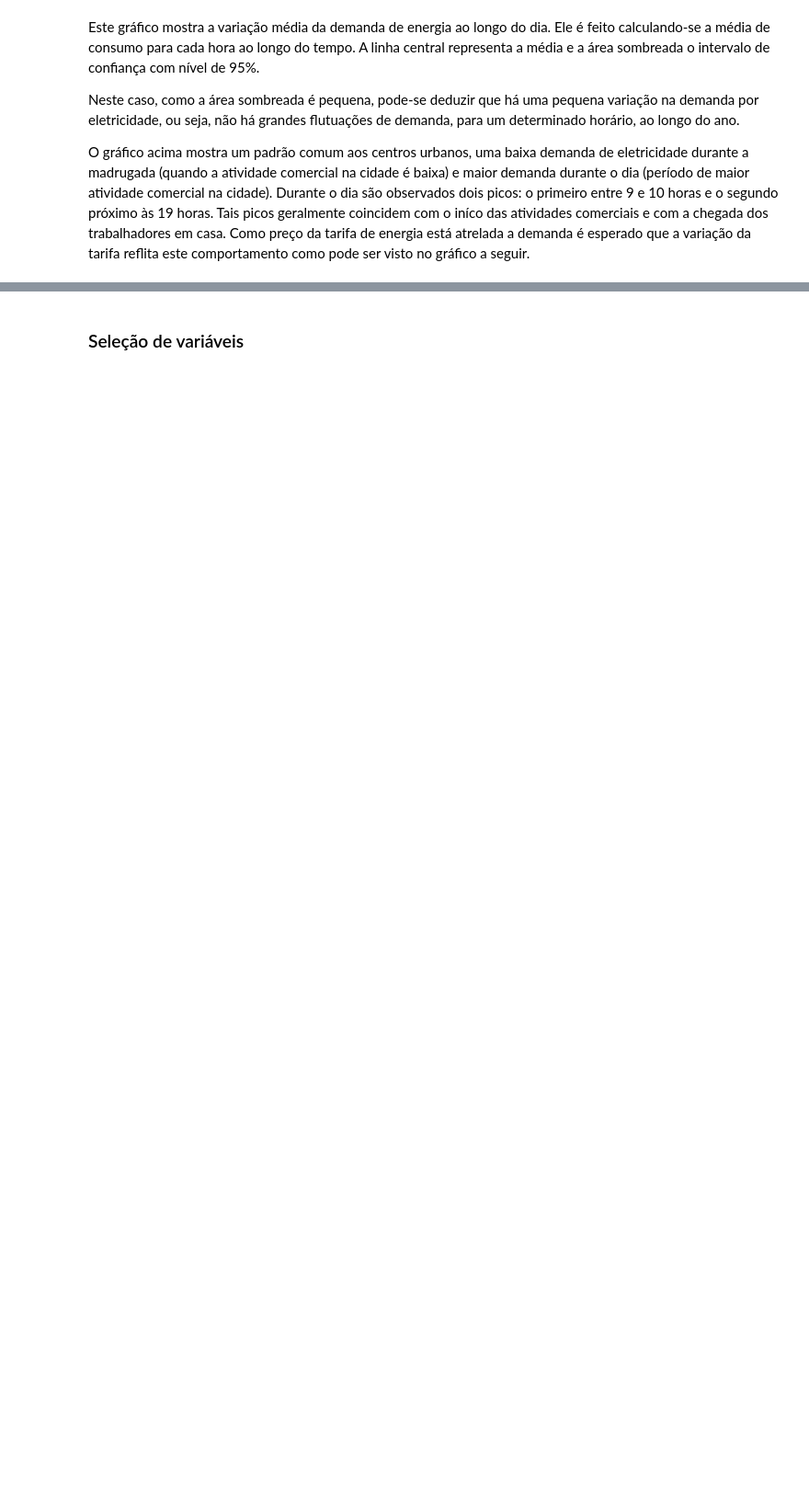
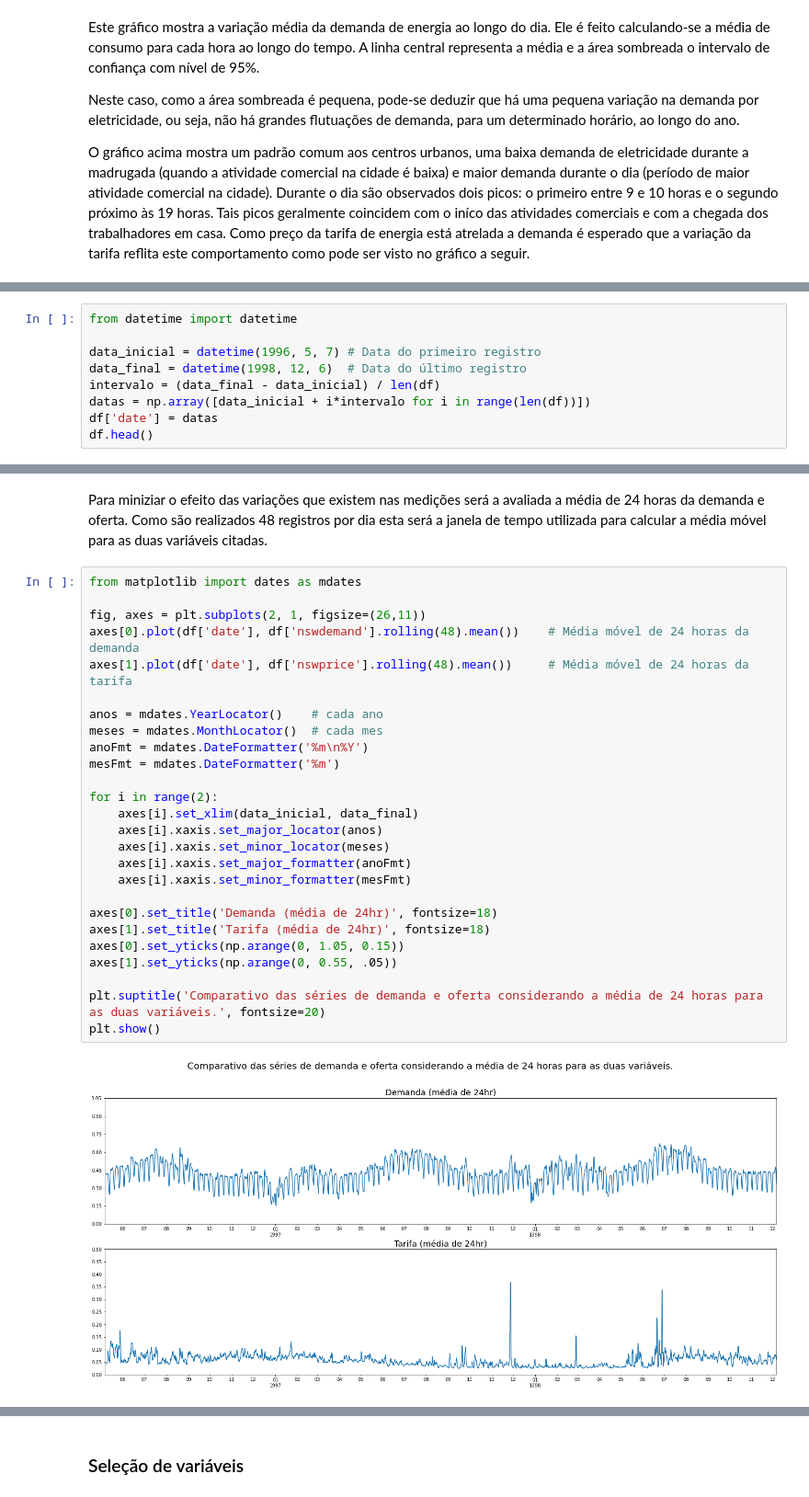
Before and after one commit to duartejr/case_ciencia_dados, a Jupyter notebook: case_ciencia_dados.ipynb, the cells around one changed output, grey strips where cells are left out. Shown at 92% size. Drawn from its saved outputs; the diff is of its cells as text; blank space fills up the shorter version.

```diff
--- a/case_ciencia_dados.ipynb
+++ b/case_ciencia_dados.ipynb
@@ -184,0 +196,9 @@ grafico_linhas(x, y, titulo, xlabel, ylabel, minx=minx, maxx=maxx, maxy=maxy, st
+# %%
+from datetime import datetime
+
+data_inicial = datetime(1996, 5, 7) # Data do primeiro registro
+data_final = datetime(1998, 12, 6)  # Data do último registro
+intervalo = (data_final - data_inicial) / len(df)
+datas = np.array([data_inicial + i*intervalo for i in range(len(df))])
+df['date'] = datas
+df.head()
@@ -184,0 +212,30 @@ grafico_linhas(x, y, titulo, xlabel, ylabel, minx=minx, maxx=maxx, maxy=maxy, st
+# %% [markdown]
+Para miniziar o efeito das variações que existem nas medições será a avaliada a média de 24 horas da demanda e oferta. Como são realizados 48 registros por dia esta será a janela de tempo utilizada para calcular a média móvel para as duas variáveis citadas.
+# %%
+from matplotlib import dates as mdates
+
+fig, axes = plt.subplots(2, 1, figsize=(26,11))
+axes[0].plot(df['date'], df['nswdemand'].rolling(48).mean())    # Média móvel de 24 horas da demanda
+axes[1].plot(df['date'], df['nswprice'].rolling(48).mean())     # Média móvel de 24 horas da tarifa
+
+anos = mdates.YearLocator()    # cada ano
+meses = mdates.MonthLocator()  # cada mes
+anoFmt = mdates.DateFormatter('%m\n%Y')
+mesFmt = mdates.DateFormatter('%m')
+
+for i in range(2):
+    axes[i].set_xlim(data_inicial, data_final)
+    axes[i].xaxis.set_major_locator(anos)
+    axes[i].xaxis.set_minor_locator(meses)
+    axes[i].xaxis.set_major_formatter(anoFmt)
+    axes[i].xaxis.set_minor_formatter(mesFmt)
+
+axes[0].set_title('Demanda (média de 24hr)', fontsize=18)
+axes[1].set_title('Tarifa (média de 24hr)', fontsize=18)
+axes[0].set_yticks(np.arange(0, 1.05, 0.15))
+axes[1].set_yticks(np.arange(0, 0.55, .05))
+
+plt.suptitle('Comparativo das séries de demanda e oferta considerando a média de 24 horas para as duas variáveis.', fontsize=20)
+plt.show()
+# %% [output]
+[figure, added]
```
Also changed, not shown: parts of 70 cells of this notebook.
